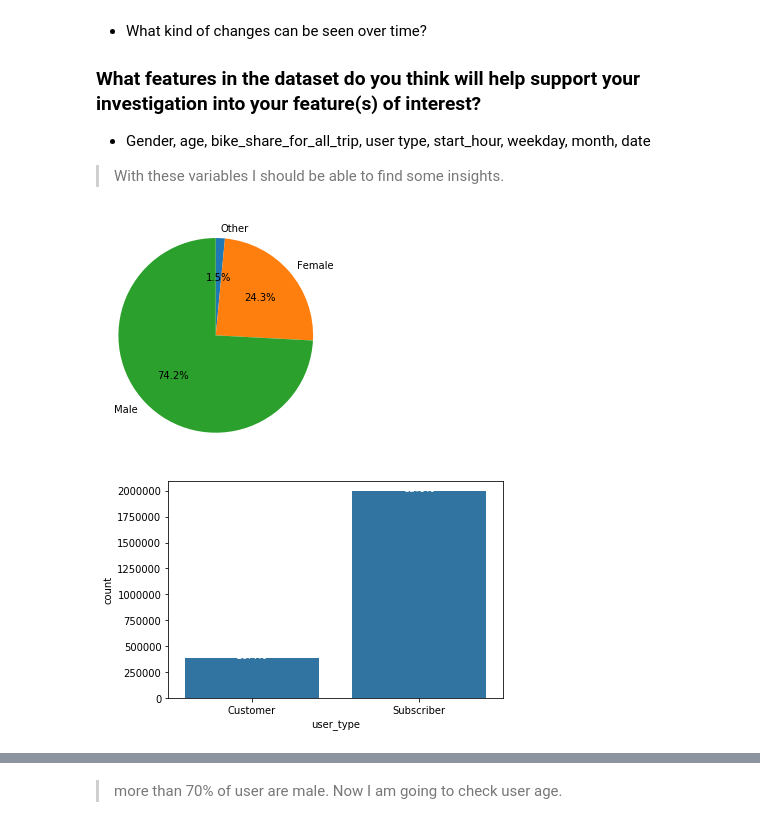
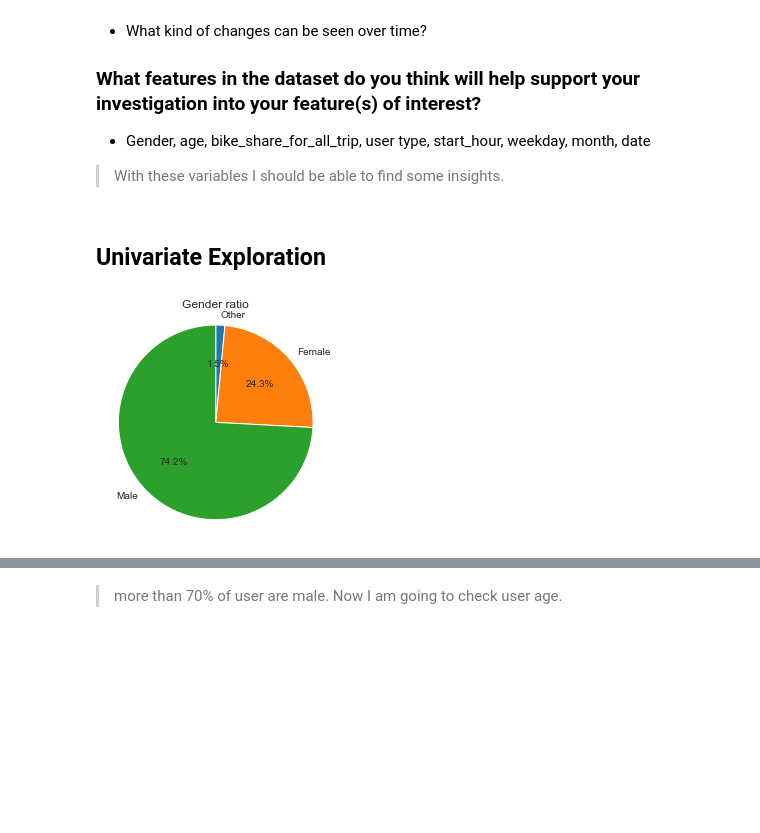
Before and after one commit to Subaru-Goto/Ford_Go_Bike, a Jupyter notebook: Ford_Gobike.ipynb, the cells around one changed output, grey strips where cells are left out. Drawn from its saved outputs; the diff is of its cells as text; code cells hidden in the pictures; blank space fills up the shorter version.

Commit message:
Univariate Exploration

```diff
--- a/Ford_Gobike.ipynb
+++ b/Ford_Gobike.ipynb
@@ -13,6 +13,7 @@ import matplotlib.pyplot as plt
 import seaborn as sns
 import glob
 
+sns.set_style("whitegrid")
 %matplotlib inline
 # %%
 # open several zip files
@@ -388,6 +422,9 @@ df_all["start_weekday"] = df_all["start_weekday"].replace({0:"Mon",
                                                           4:"Fri",
                                                           5:"Sat",
                                                           6:"Sun"})
+# %%
+# drop start time and end time
+df_all.drop(columns = ["start_time", "end_time"], axis = 1, inplace = True)
 # %% [markdown]
 ### Test
 # %%
@@ -531,31 +553,14 @@ df_all.hist(figsize=[15, 10]);
 
 - Gender, age, bike_share_for_all_trip, user type, start_hour, weekday, month, date
 > With these variables I should be able to find some insights.
+# %% [markdown]
+## Univariate Exploration
 # %%
 # plot gender
 gender = df_all.groupby("member_gender").size()
 sorted_counts = gender.sort_values()
 plt.pie(sorted_counts, labels = sorted_counts.index, startangle = 90, counterclock = False, autopct = '%1.1f%%')
-plt.axis("square");
+plt.axis("square")
+plt.title("Gender ratio");
 # %% [output]
-[figure, old version]
+[figure, new version]
-# %%
-# check customer type
-# get base blue color
-base_color = sns.color_palette()[0]
-sns.countplot(data = df_all, x = "user_type", color = base_color)
-
-# create % annot
-
-n_point = df_all.shape[0]
-cat_counts = df_all["user_type"].value_counts()
-# get the current x location and label
-locs, labels = plt.xticks()
-
-# loop through each pair of location and label
-for loc, label in zip(locs, labels):
-    count = cat_counts[label.get_text()]
-    pct_string = '{:0.1f}%'.format(100 * count / n_point)
-    plt.text(loc, count-10, pct_string, ha = 'center', color = 'w')
-# %% [output]
-[figure, removed]
```
Also changed, not shown: parts of 37 cells of this notebook.
